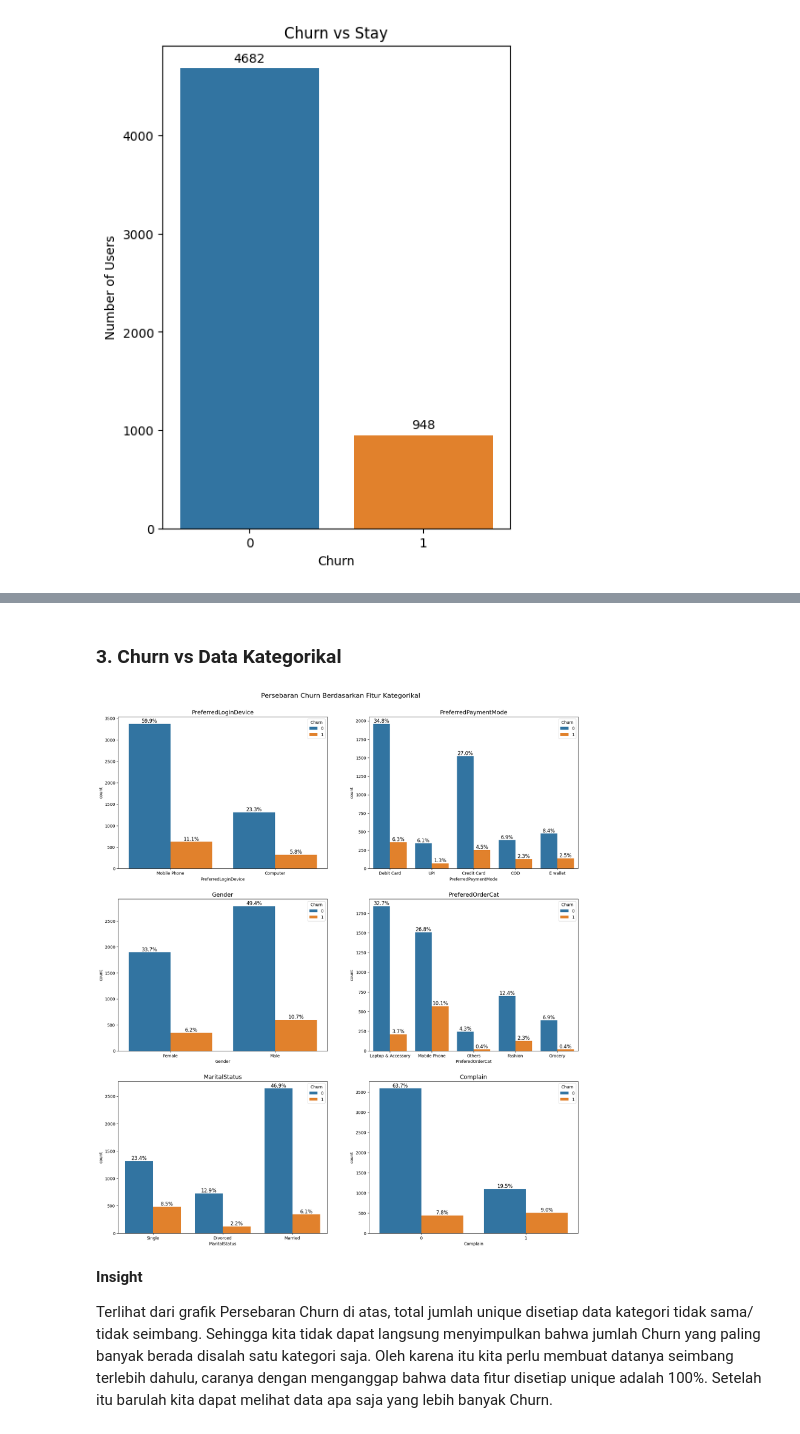
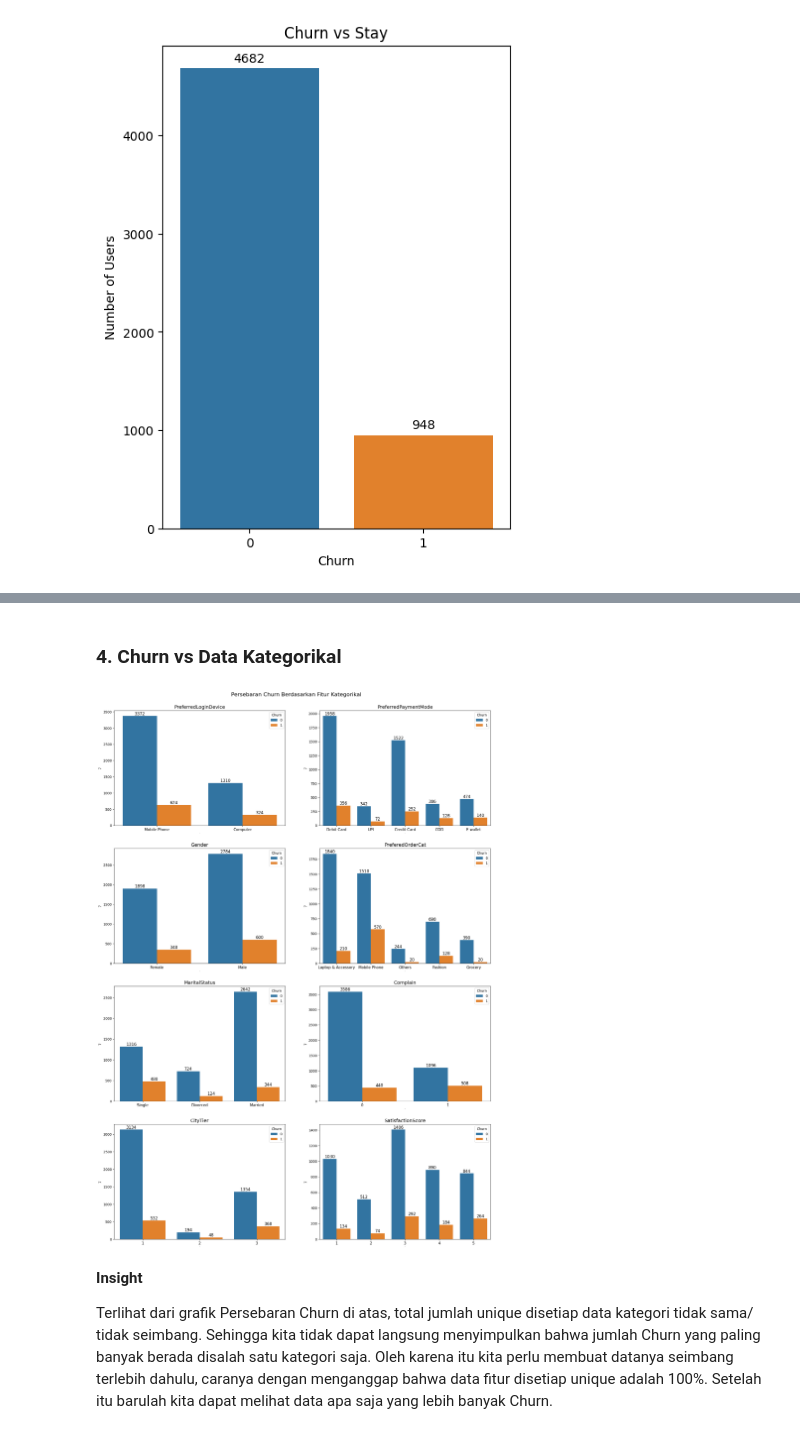
Before and after one commit to tasiamdln/E_Commerce_Churn_Analysis_ML, a Jupyter notebook: E_Commerce_Churn_Classification_and_Data_Analysis.ipynb, the cells around one changed output, grey strips where cells are left out. Cells and saved outputs as stored; diff of their text form; code cells hidden in the pictures.

```diff
--- a/E_Commerce_Churn_Classification_and_Data_Analysis.ipynb
+++ b/E_Commerce_Churn_Classification_and_Data_Analysis.ipynb
@@ -379,0 +387,18 @@ sns.heatmap(data=matrix,
+# %%
+num = df[['Tenure', 'WarehouseToHome', 'HourSpendOnApp','NumberOfDeviceRegistered', 'NumberOfAddress',
+          'OrderAmountHikeFromlastYear', 'CouponUsed', 'OrderCount', 'DaySinceLastOrder', 'CashbackAmount']]
+
+plt.figure(figsize=(20, 10))
+subplot = 1
+
+for i in num:
+    plt.subplot(2, 5, subplot)
+    sns.histplot(data=df, x=i, hue='Churn', kde=True, bins=20)
+    plt.title(i, fontsize=14)
+    subplot += 1
+
+# Menampilkan plot dengan jarak antar subplot
+plt.tight_layout()
+plt.subplots_adjust(hspace=0.3)
+plt.suptitle('Perbandingan Distribusi Fitur Numerikal antara Churn dan Tidak Churn', y=1.05, fontsize=18)
+plt.show()
@@ -380,31 +512,40 @@ sns.heatmap(data=matrix,
 # %% [markdown]
-### **3. Churn vs Data Kategorikal**
+### **4. Churn vs Data Kategorikal**
 # %%
-cat_feature = ['PreferredLoginDevice', 'PreferredPaymentMode', 'Gender', 'PreferedOrderCat', 'MaritalStatus', 'Complain']
+cat_feature = ['PreferredLoginDevice', 'PreferredPaymentMode', 'Gender', 'PreferedOrderCat', 'MaritalStatus', 'Complain', 'CityTier','SatisfactionScore']
 
-plt.figure(figsize=(20, 20))
+plt.figure(figsize=(20, 25))
 subplot = 1
 
 for cat in cat_feature:
-    plt.subplot(3, 2, subplot)
+    plt.subplot(4, 2, subplot)
     ax = sns.countplot(data=df, x=cat, hue='Churn')
 
-    # Add percentage annotations
+    # Add count annotations
     total_count = len(df[cat])
     for p in ax.patches:
-        percentage = '{:.1f}%'.format(100 * p.get_height() / total_count)
+        count_value = int(p.get_height())
         x_position = p.get_x() + p.get_width() / 2
         y_position = p.get_height()
-        ax.annotate(percentage, (x_position, y_position), ha='center', va='bottom', fontsize=12)
+        ax.annotate(f'{count_value}', (x_position, y_position), ha='center', va='bottom', fontsize=12)
 
+    plt.xlabel('Churn', fontsize=1)
+    plt.ylabel(i,fontsize=10)
     plt.title(cat, fontsize=14)
+
+    # Menyesuaikan ukuran font pada sumbu x
+    plt.tick_params(axis='x', labelsize=1)
+
+    # Menonaktifkan rotasi pada sumbu x
+    ax.set_xticklabels(ax.get_xticklabels(), fontsize=11)
+
     subplot += 1
 
-plt.suptitle('Persebaran Churn Berdasarkan Fitur Kategorikal', y=1.02, fontsize=16)
+plt.suptitle('Persebaran Churn Berdasarkan Fitur Kategorikal', y=1.01, fontsize=16)
 plt.subplots_adjust(top=0.98)
 plt.show()
 # %% [output]
-[figure, old version]
+[figure, new version]
 # %% [markdown]
 **Insight**
 
```
Also changed, not shown: parts of 16 cells of this notebook.
